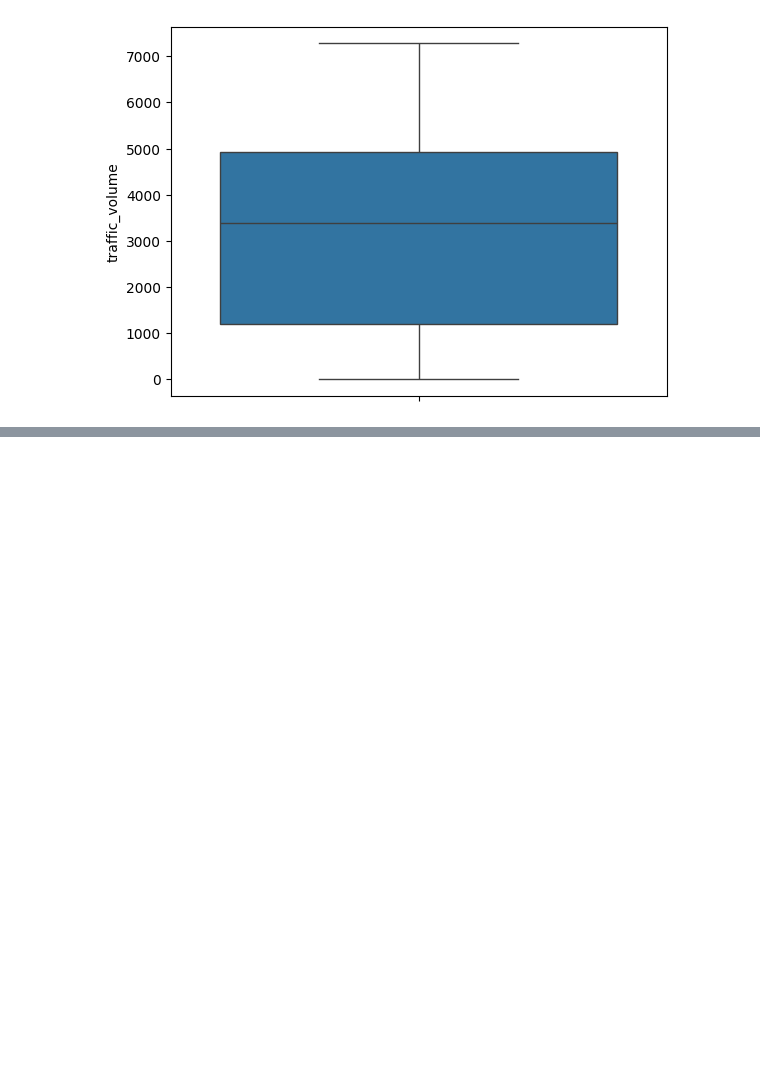
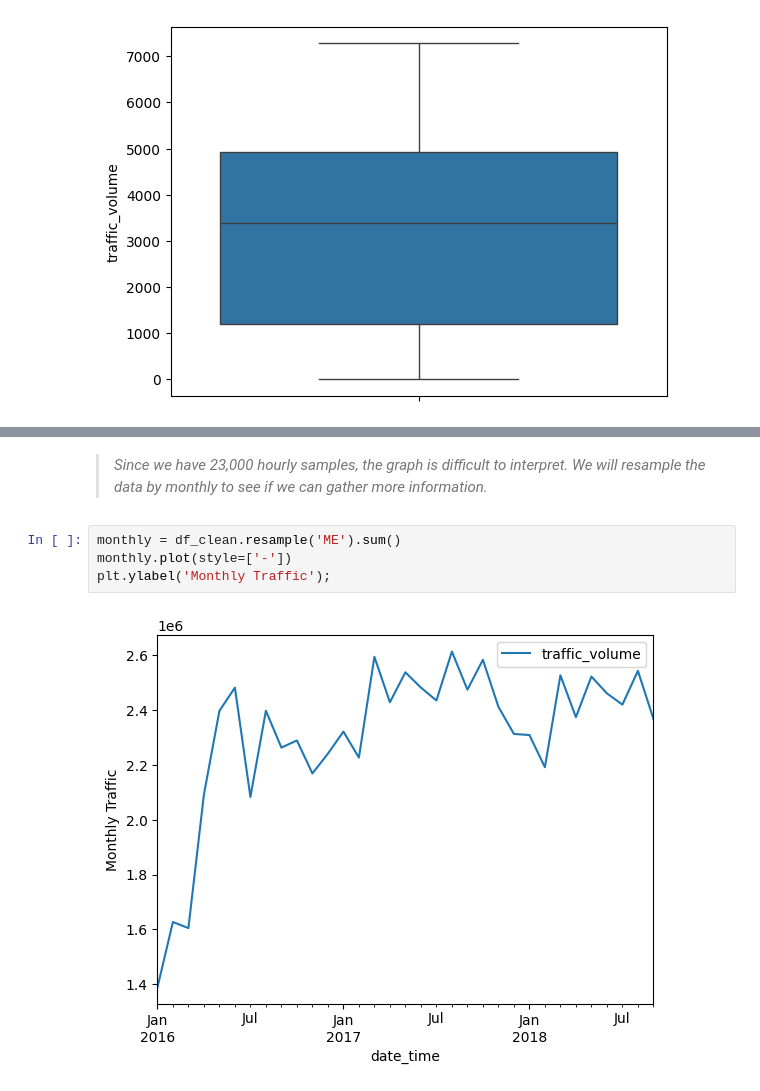
Before and after one commit to srcsergio/Machine-Learning-for-Business, a Jupyter notebook: MachineLearning_for_Business.ipynb, the cells around one changed output, grey strips where cells are left out. Saved outputs shown, nothing was run; the diff lists cells and outputs as text; blank space fills up the shorter version.

```diff
--- a/MachineLearning_for_Business.ipynb
+++ b/MachineLearning_for_Business.ipynb
@@ -171,0 +303,8 @@ sns.boxplot(data=df['traffic_volume'], showfliers=True);
+# %% [markdown]
+> _Since we have 23,000 hourly samples, the graph is difficult to interpret. We will resample the data by monthly to see if we can gather more information._
+# %%
+monthly = df_clean.resample('ME').sum()
+monthly.plot(style=['-'])
+plt.ylabel('Monthly Traffic');
+# %% [output]
+[figure, added]
```
Also changed, not shown: parts of 19 cells of this notebook.
